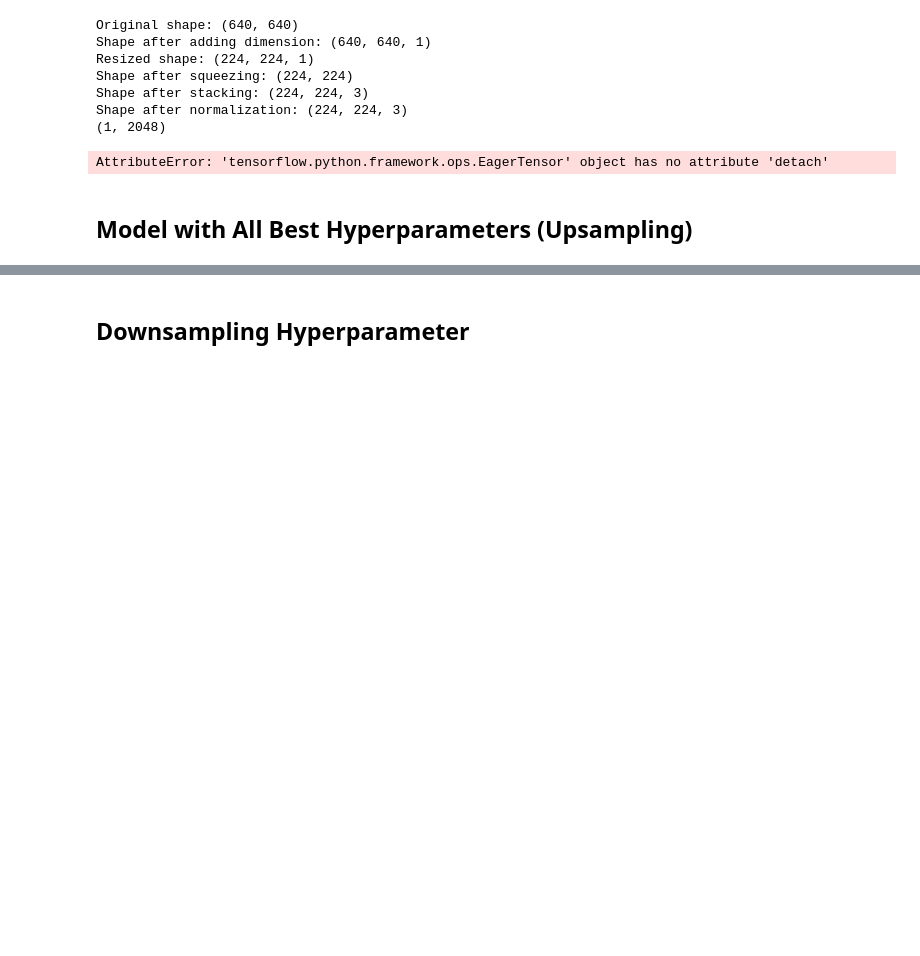
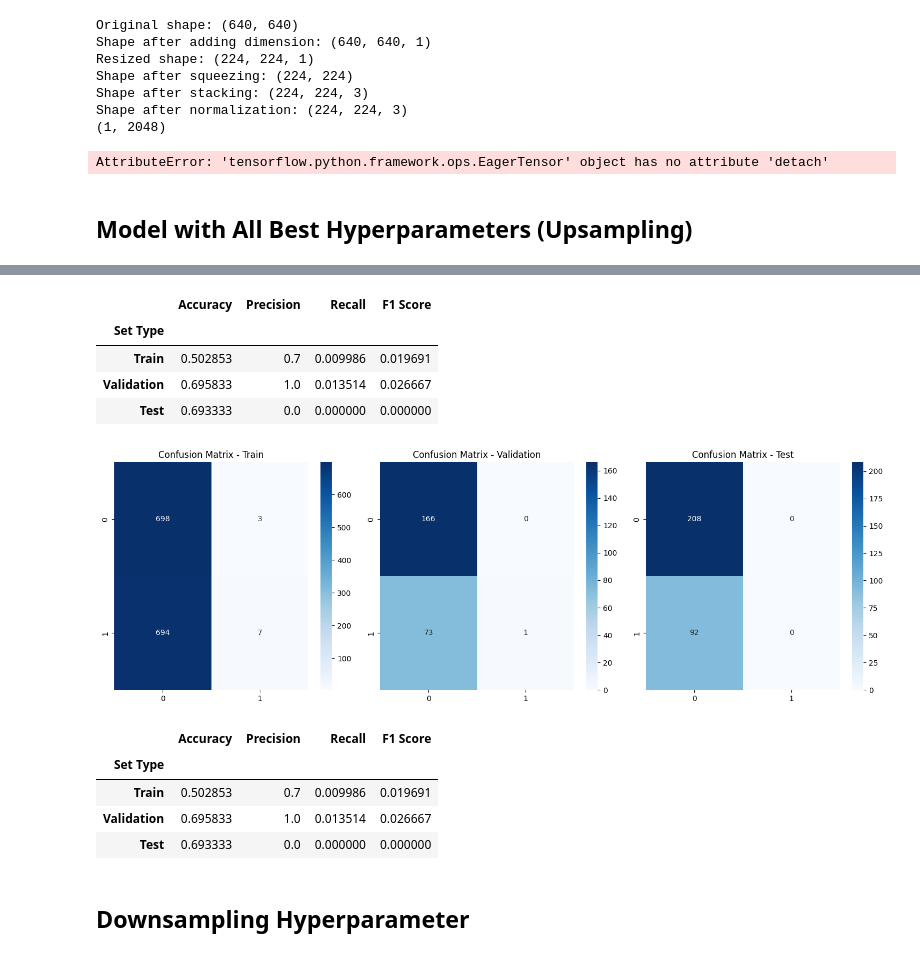
Before and after one commit to Kimberly97llp/cvproject, a Jupyter notebook: modeling.ipynb, the cells around one changed output, grey strips where cells are left out. Drawn from its saved outputs; the diff is of its cells as text; code cells hidden in the pictures; blank space fills up the shorter version.

Commit message:
Upsampled all trains

```diff
--- a/modeling.ipynb
+++ b/modeling.ipynb
@@ -1093,0 +1110,17 @@ evaluate_model(bestUpModel, 0.5, X_train, y_train, X_val, y_val, X_test, y_test,
+# %%
+# NOT BEEN RETRAINED YET
+
+model = get_model(0.005)
+
+early_stopping = EarlyStopping(monitor='val_loss', patience = 3, restore_best_weights = True)
+
+# Train the model
+history = model.fit(X_train, y_train,
+                    epochs=70,
+                    batch_size=64,
+                    validation_data=(X_val, y_val),
+                    callbacks=[early_stopping])
+
+bestUpEarlyModel = model
+
+bestUpEarlyModel
@@ -1093,0 +1143,3 @@ evaluate_model(bestUpModel, 0.5, X_train, y_train, X_val, y_val, X_test, y_test,
+# %%
+evaluate_model(bestUpEarlyModel, 0.5, X_train, y_train, X_val, y_val, X_test, y_test, include_test = True)
+# %% [output]
@@ -1094,3 +1149,14 @@ evaluate_model(bestUpModel, 0.5, X_train, y_train, X_val, y_val, X_test, y_test,
+|  | Accuracy | Precision | Recall | F1 Score |
+| Set Type |  |  |  |  |
+| Train | 0.502853 | 0.7 | 0.009986 | 0.019691 |
+| Validation | 0.695833 | 1.0 | 0.013514 | 0.026667 |
+| Test | 0.693333 | 0.0 | 0.000000 | 0.000000 |
+[figure, added]
+|  | Accuracy | Precision | Recall | F1 Score |
+| Set Type |  |  |  |  |
+| Train | 0.502853 | 0.7 | 0.009986 | 0.019691 |
+| Validation | 0.695833 | 1.0 | 0.013514 | 0.026667 |
+| Test | 0.693333 | 0.0 | 0.000000 | 0.000000 |
 # %% [markdown]
 ## Downsampling Hyperparameter
 # %%
```
Also changed, not shown: parts of 7 cells of this notebook.
